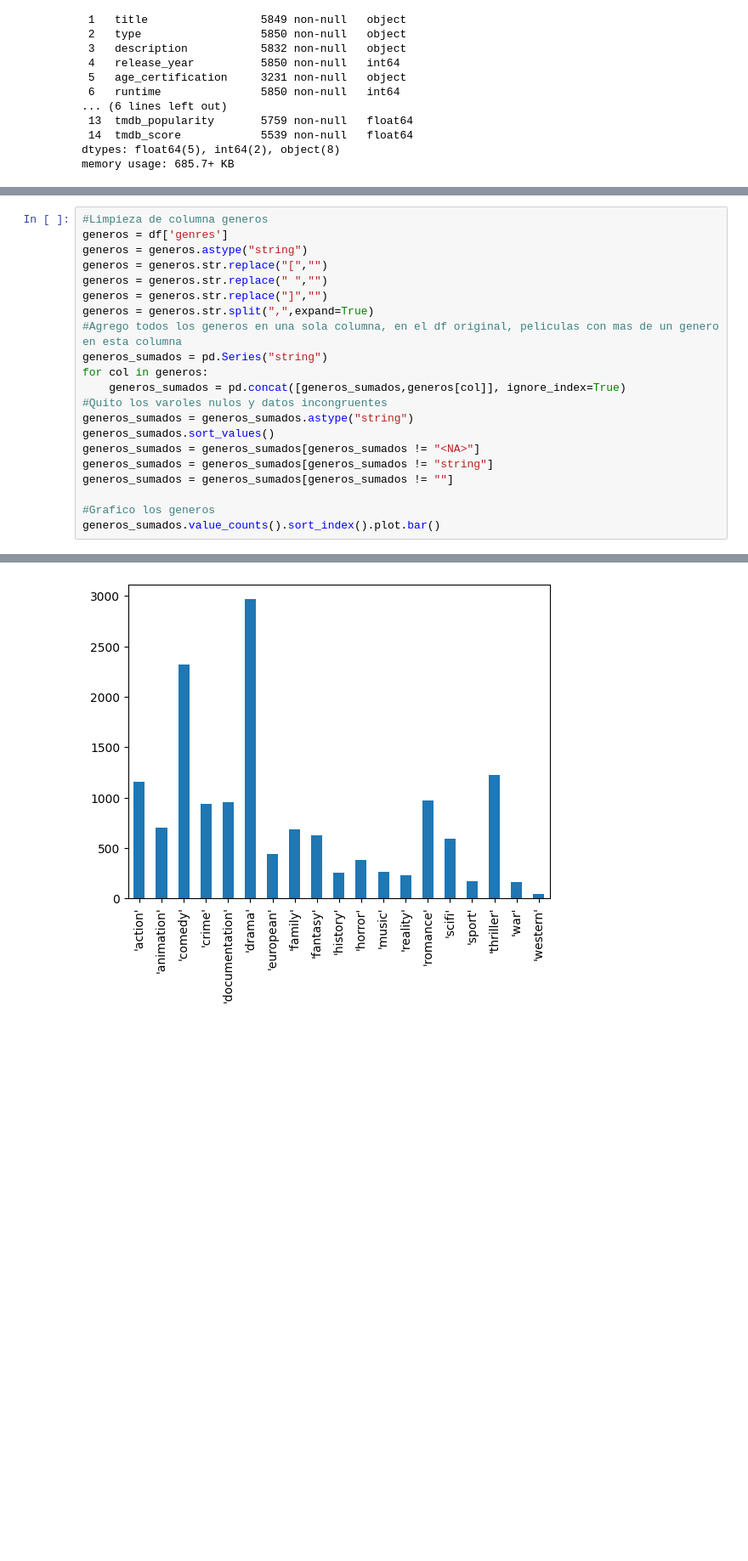
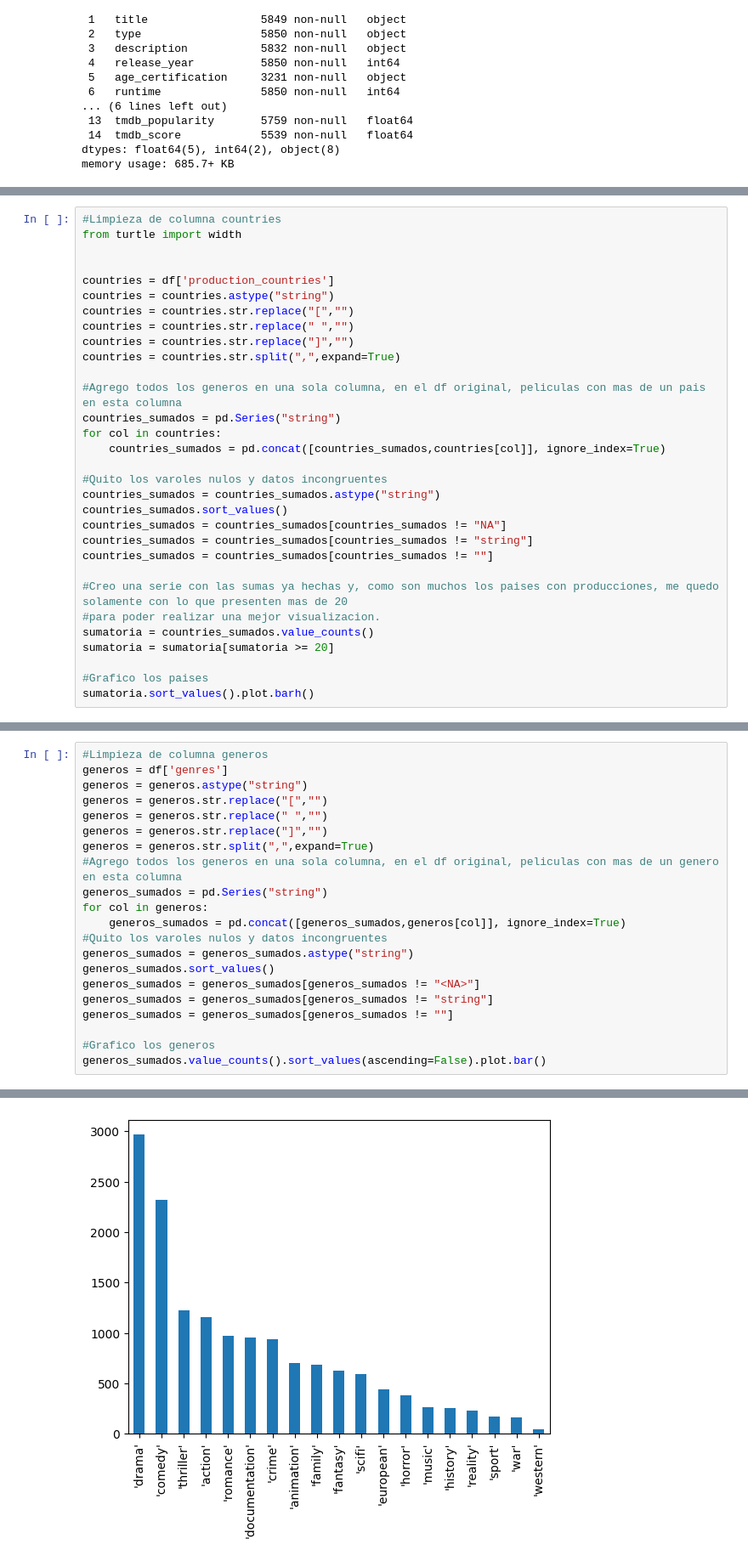
Before and after one commit to EzeSpk-Org/Proyecto_Final_Grupo3_DS29765, a Jupyter notebook: Idea_Taberner.ipynb, the cells around one changed output, grey strips where cells are left out. Shown: that part at 85% size. Saved outputs shown, nothing was run; the diff lists cells and outputs as text; blank space fills up the shorter version.

```diff
--- a/Idea_Taberner.ipynb
+++ b/Idea_Taberner.ipynb
@@ -35,0 +33,31 @@ df['imdb_score'].value_counts().sort_index().plot.line()
+# %%
+#Limpieza de columna countries
+from turtle import width
+
+
+countries = df['production_countries']
+countries = countries.astype("string")
+countries = countries.str.replace("[","")
+countries = countries.str.replace(" ","")
+countries = countries.str.replace("]","")
+countries = countries.str.split(",",expand=True)
+
+#Agrego todos los generos en una sola columna, en el df original, peliculas con mas de un pais en esta columna
+countries_sumados = pd.Series("string")
+for col in countries:
+    countries_sumados = pd.concat([countries_sumados,countries[col]], ignore_index=True)
+
+#Quito los varoles nulos y datos incongruentes
+countries_sumados = countries_sumados.astype("string")
+countries_sumados.sort_values()
+countries_sumados = countries_sumados[countries_sumados != "NA"]
+countries_sumados = countries_sumados[countries_sumados != "string"]
+countries_sumados = countries_sumados[countries_sumados != ""]
+
+#Creo una serie con las sumas ya hechas y, como son muchos los paises con producciones, me quedo solamente con lo que presenten mas de 20
+#para poder realizar una mejor visualizacion.
+sumatoria = countries_sumados.value_counts()
+sumatoria = sumatoria[sumatoria >= 20]
+
+#Grafico los paises
+sumatoria.sort_values().plot.barh()
@@ -36,24 +69,24 @@ df['imdb_score'].value_counts().sort_index().plot.line()
 # %%
 #Limpieza de columna generos
 generos = df['genres']
 generos = generos.astype("string")
 generos = generos.str.replace("[","")
 generos = generos.str.replace(" ","")
 generos = generos.str.replace("]","")
 generos = generos.str.split(",",expand=True)
 #Agrego todos los generos en una sola columna, en el df original, peliculas con mas de un genero en esta columna
 generos_sumados = pd.Series("string")
 for col in generos:
     generos_sumados = pd.concat([generos_sumados,generos[col]], ignore_index=True)
 #Quito los varoles nulos y datos incongruentes
 generos_sumados = generos_sumados.astype("string")
 generos_sumados.sort_values()
 generos_sumados = generos_sumados[generos_sumados != "<NA>"]
 generos_sumados = generos_sumados[generos_sumados != "string"]
 generos_sumados = generos_sumados[generos_sumados != ""]
 
 #Grafico los generos
-generos_sumados.value_counts().sort_index().plot.bar()
+generos_sumados.value_counts().sort_values(ascending=False).plot.bar()
 # %% [output]
 <AxesSubplot:>
-[figure, old version]
+[figure, new version]
```
Also changed, not shown: parts of 5 cells of this notebook.
